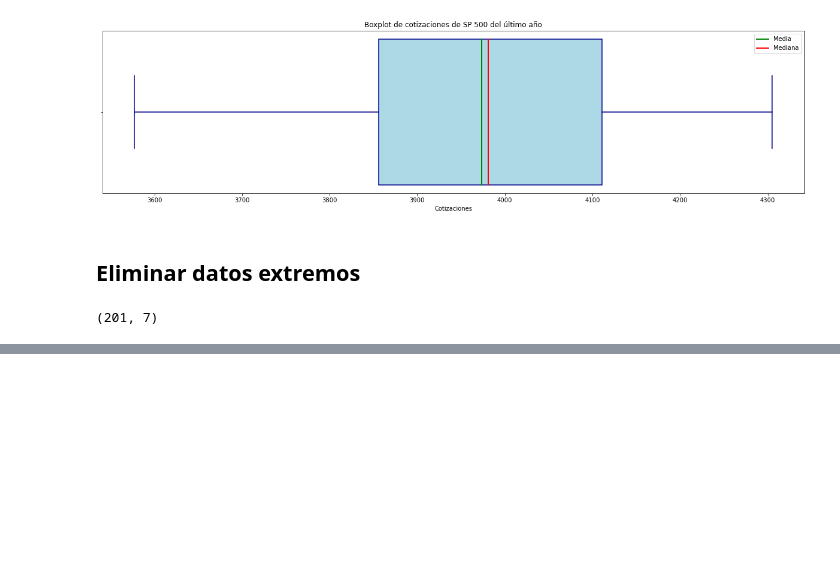
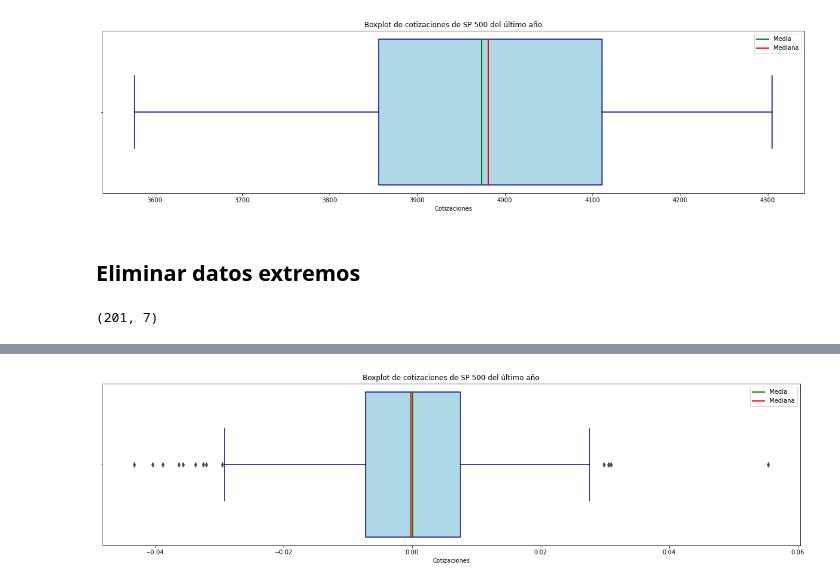
Before and after one commit to Igna-M/quant_warm_up, a Jupyter notebook: 0530_estadistica_sp500.ipynb, the cells around one changed output, grey strips where cells are left out. Drawn from its saved outputs; the diff is of its cells as text; code cells hidden in the pictures; blank space fills up the shorter version.

```diff
--- a/0530_estadistica_sp500.ipynb
+++ b/0530_estadistica_sp500.ipynb
@@ -297,0 +444,22 @@ df_central.shape
+# %%
+fig, ax = plt.subplots(figsize=(21, 5))
+sns.boxplot(x=sample,
+            showmeans=True,
+            meanline=True,
+            meanprops={'color': 'green', 'linewidth': 2, 'linestyle': '-'},
+            medianprops={'color': 'red', 'linewidth': 2},
+            whis=whis_outliers, width=0.9, color='blue',
+            boxprops={'edgecolor': 'darkblue', 'facecolor': 'lightblue', 'linewidth': 1.5},
+            whiskerprops={'color': 'darkblue', 'linewidth': 1.5},
+            capprops={'color': 'darkblue', 'linewidth': 1.5},
+            labels=['Muestra'])
+ax.set_xlabel('Cotizaciones')
+ax.set_title('Boxplot de cotizaciones de SP 500 del último año')
+
+mean_line = plt.Line2D([], [], color='green', linewidth=2, label='Media')
+median_line = plt.Line2D([], [], color='red', linewidth=2, label='Mediana')
+ax.legend(handles=[mean_line, median_line])
+
+plt.show();
+# %% [output]
+[figure, added]
```
Also changed, not shown: parts of 7 cells of this notebook.
